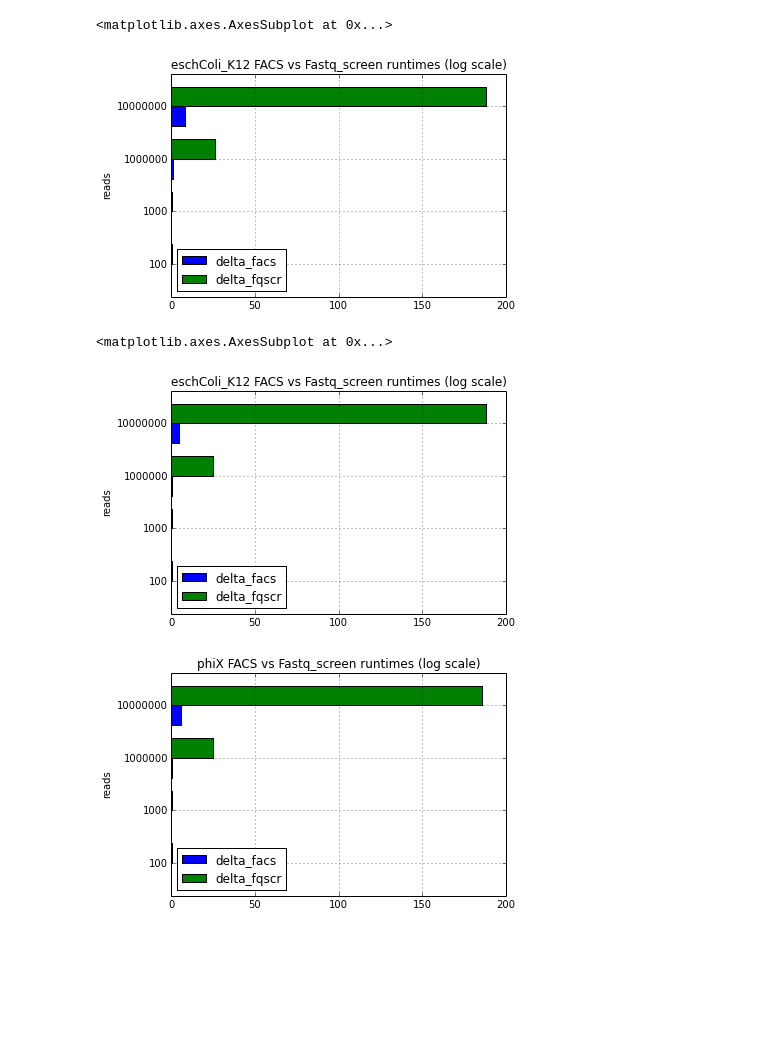
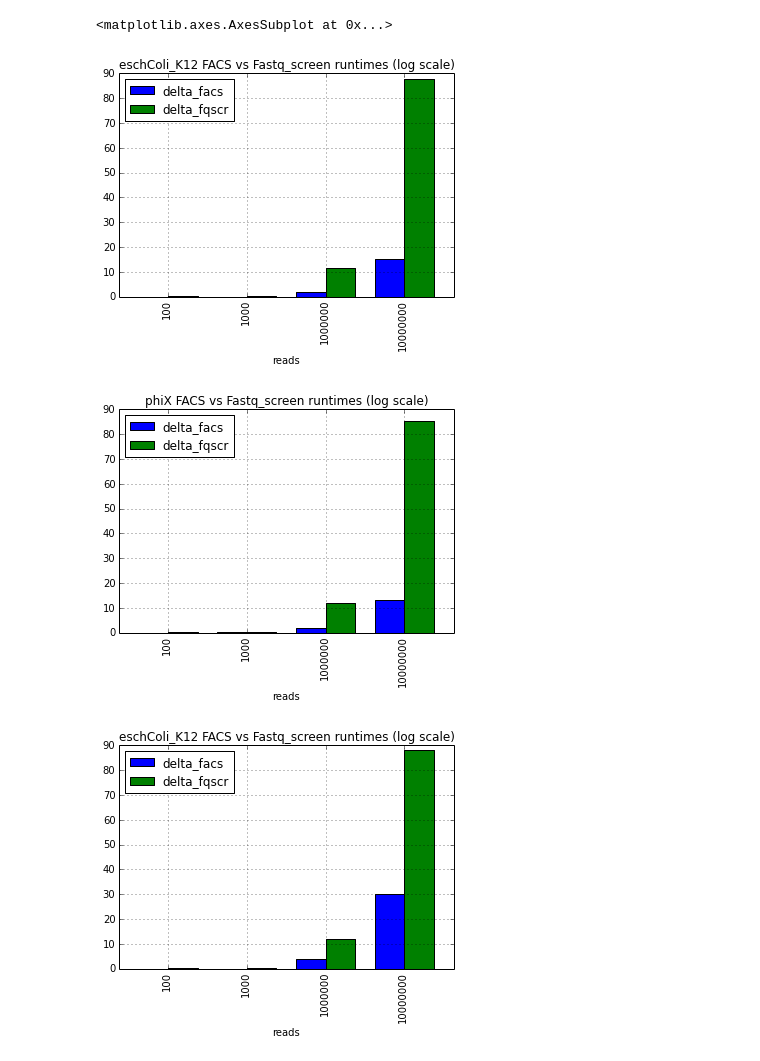
Before and after one commit to SciLifeLab/facs, a Jupyter notebook: facs/utils/benchmarks_facs.ipynb, the cells around one changed output. Cells and saved outputs as stored; diff of their text form; code cells hidden in the pictures; blank space fills up the shorter version.

Commit message:
Cleanup notebook, recompute with more data. Add first accuracy graph 100vs400 simNGS reads

```diff
--- a/facs/utils/benchmarks_facs.ipynb
+++ b/facs/utils/benchmarks_facs.ipynb
@@ -74,3 +92,8 @@ frame.describe()
+# %%
+# Remove accuracy-only datasets so that they don't disturb in performance plots
+# (operator ~ prepending the dataframe condition acts as "not" containing string)
+
+frame = frame[ ~frame.sample_facs.str.contains('100vs400') ]
 # %%
 # Slicing main dataframe into individual organism dataframes
 
@@ -81,5 +104,3 @@ phiX = frame['sample_fqscr'].map(lambda x: 'phiX' in x)
 dm3 = frame[dm3]
 eschColi = frame[eschColi]
 phiX = frame[phiX]
-# %%
-eschColi.sort('reads')
@@ -100,2 +106,0 @@ eschColi.sort('reads')
-# %%
-phiX.sort('reads')
@@ -116,2 +106,0 @@ phiX.sort('reads')
-# %%
-dm3.sort('reads')
@@ -150,15 +107,19 @@ runtimes_dm3.sort('reads')
-# %%
-runtimes_dm3.pivot_table(values=['delta_fqscr', 'delta_facs'], rows=['reads']).plot(title='eschColi_K12 FACS vs Fastq_screen runtimes (log scale)', kind='barh', logy=True, logx=True)
-# %% [output]
-<matplotlib.axes.AxesSubplot at 0x...>
-[figure, removed]
 # %%
+# Ready to plot
+
 runtimes_eschColi = eschColi.loc[:,['reads', 'delta_fqscr', 'delta_facs']]
-runtimes_eschColi.pivot_table(values=['delta_fqscr', 'delta_facs'], rows=['reads']).plot(title='eschColi_K12 FACS vs Fastq_screen runtimes (log scale)', kind='barh', logy=True, logx=True)
+ecoli_table = runtimes_eschColi.pivot_table(values=['delta_fqscr', 'delta_facs'], rows=['reads'])
+ecoli_table.plot(title='eschColi_K12 FACS vs Fastq_screen runtimes (log scale)', kind='bar', logy=True, logx=True)
 
 runtimes_phiX = phiX.loc[:,['reads', 'delta_fqscr', 'delta_facs']]
-runtimes_phiX.pivot_table(values=['delta_fqscr', 'delta_facs'], rows=['reads']).plot(title ='phiX FACS vs Fastq_screen runtimes (log scale)', kind='barh', logy=True, logx=True)
+phiX_table = runtimes_phiX.pivot_table(values=['delta_fqscr', 'delta_facs'], rows=['reads'])
+phiX_table.plot(title ='phiX FACS vs Fastq_screen runtimes (log scale)', kind='bar', logy=True, logx=True)
+
+runtimes_dm3 = dm3.loc[:,['reads', 'delta_fqscr', 'delta_facs']]
+dm3_table = runtimes_dm3.pivot_table(values=['delta_fqscr', 'delta_facs'], rows=['reads'])
+dm3_table.plot(title='eschColi_K12 FACS vs Fastq_screen runtimes (log scale)', kind='bar', logy=True, logx=True)
 # %% [output]
 <matplotlib.axes.AxesSubplot at 0x...>
-[figure, old version]
+[figure, new version]
-[figure, old version]
+[figure, new version]
+[figure, added]
```
Also changed, not shown: parts of 14 cells of this notebook.
